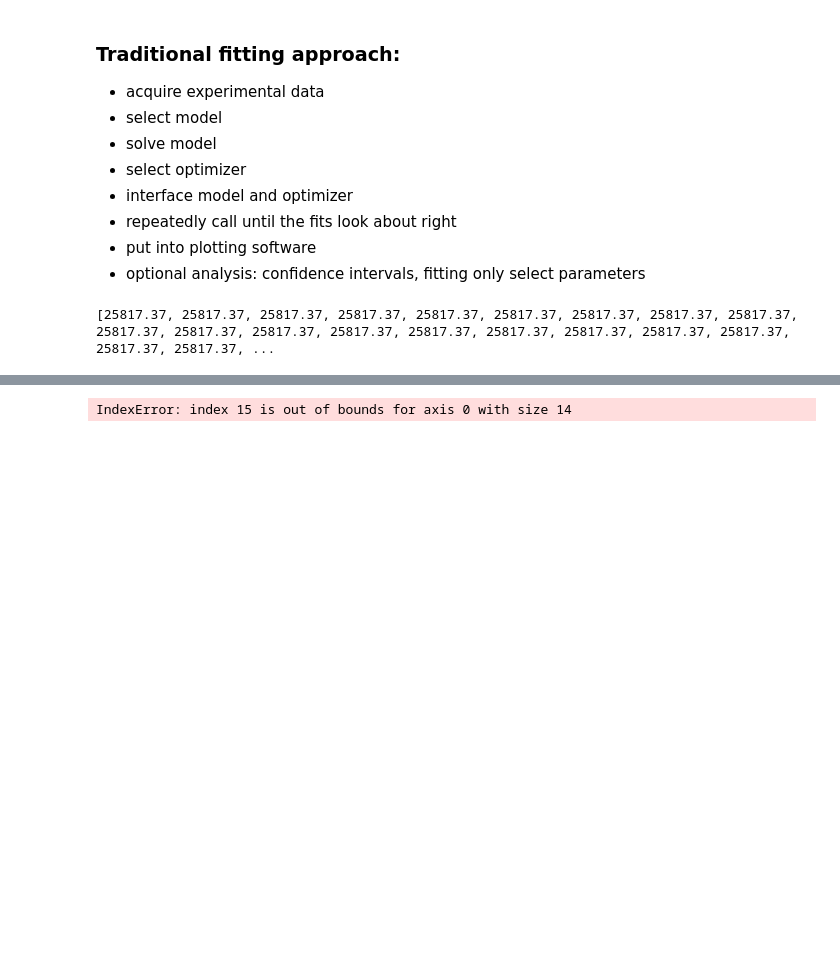
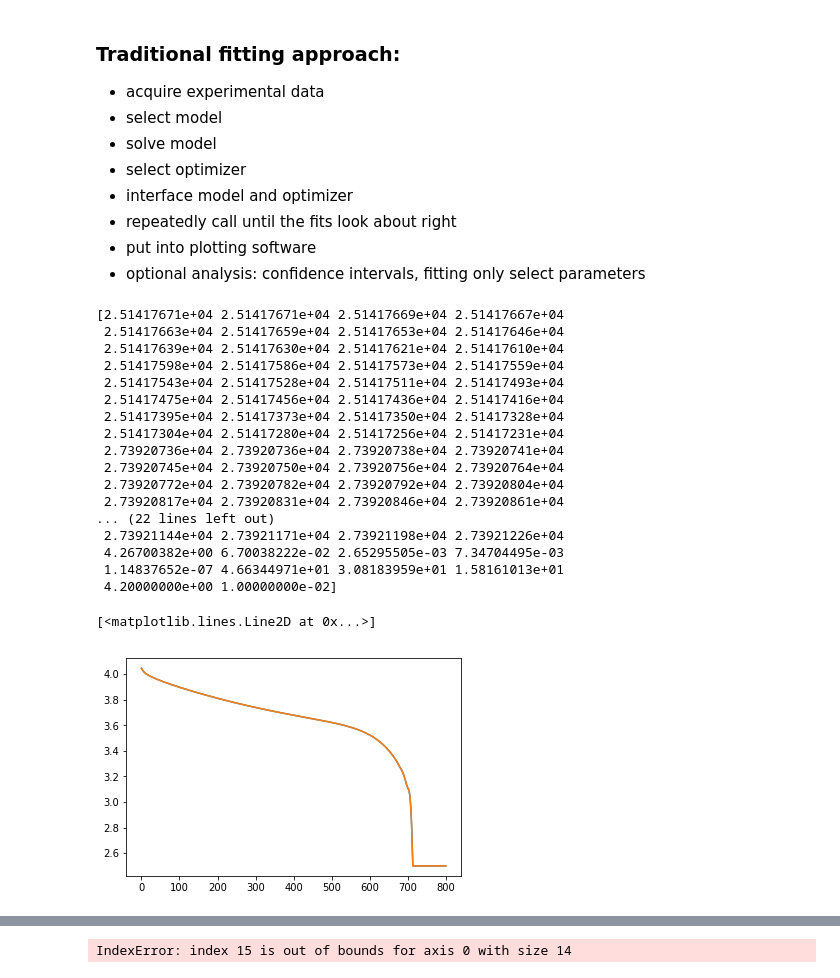
Before and after one commit to nealde/Ampere, a Jupyter notebook: Batt500_demo.ipynb, the cells around one changed output, grey strips where cells are left out. Saved outputs shown, nothing was run; the diff lists cells and outputs as text; code cells hidden in the pictures; blank space fills up the shorter version.

```diff
--- a/Batt500_demo.ipynb
+++ b/Batt500_demo.ipynb
@@ -105,4 +131,0 @@ print(spm1.initial_parameters)
-# %%
-print(spm1.discharge_ICs)
-# %% [output]
-[25817.37, 25817.37, 25817.37, 25817.37, 25817.37, 25817.37, 25817.37, 25817.37, 25817.37, 25817.37, 25817.37, 25817.37, 25817.37, 25817.37, 25817.37, 25817.37, 25817.37, 25817.37, 25817.37, 25817.37, ...
@@ -108,0 +137,35 @@ print(spm1.discharge_ICs)
+# %%
+# look at SEI SPM model
+spm1 = SingleParticleFDSEI()
+cycle_0 = spm1.discharge(current=5.0)
+spm1.charge(current=1.0)
+print(spm1.current_state)
+# cycle_0 = spm1.cycle()
+for i in range(1000):
+    spm1.discharge(current=5.0, from_current_state=True)
+    spm1.charge(current=5.0, from_current_state=True)
+print(spm1.current_state)
+
+cycle_101 = spm1.discharge(current=5.0, from_current_state=True)
+plt.plot(cycle_0[0], cycle_0[1])
+plt.plot(cycle_101[0], cycle_101[1])
+# %% [output]
+[2.51417671e+04 2.51417671e+04 2.51417669e+04 2.51417667e+04
+ 2.51417663e+04 2.51417659e+04 2.51417653e+04 2.51417646e+04
+ 2.51417639e+04 2.51417630e+04 2.51417621e+04 2.51417610e+04
+ 2.51417598e+04 2.51417586e+04 2.51417573e+04 2.51417559e+04
+ 2.51417543e+04 2.51417528e+04 2.51417511e+04 2.51417493e+04
+ 2.51417475e+04 2.51417456e+04 2.51417436e+04 2.51417416e+04
+ 2.51417395e+04 2.51417373e+04 2.51417350e+04 2.51417328e+04
+ 2.51417304e+04 2.51417280e+04 2.51417256e+04 2.51417231e+04
+ 2.73920736e+04 2.73920736e+04 2.73920738e+04 2.73920741e+04
+ 2.73920745e+04 2.73920750e+04 2.73920756e+04 2.73920764e+04
+ 2.73920772e+04 2.73920782e+04 2.73920792e+04 2.73920804e+04
+ 2.73920817e+04 2.73920831e+04 2.73920846e+04 2.73920861e+04
+... (22 lines left out)
+ 2.73921144e+04 2.73921171e+04 2.73921198e+04 2.73921226e+04
+ 4.26700382e+00 6.70038222e-02 2.65295505e-03 7.34704495e-03
+ 1.14837652e-07 4.66344971e+01 3.08183959e+01 1.58161013e+01
+ 4.20000000e+00 1.00000000e-02]
+[<matplotlib.lines.Line2D at 0x...>]
+[figure, added]
```
Also changed, not shown: parts of 13 cells of this notebook, 15 other files.
